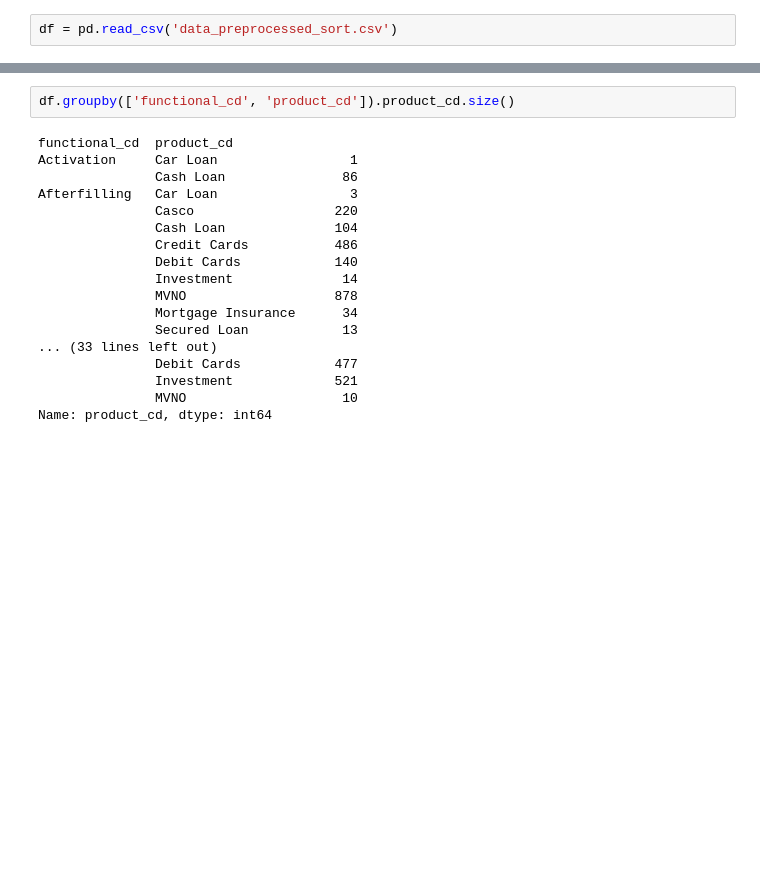
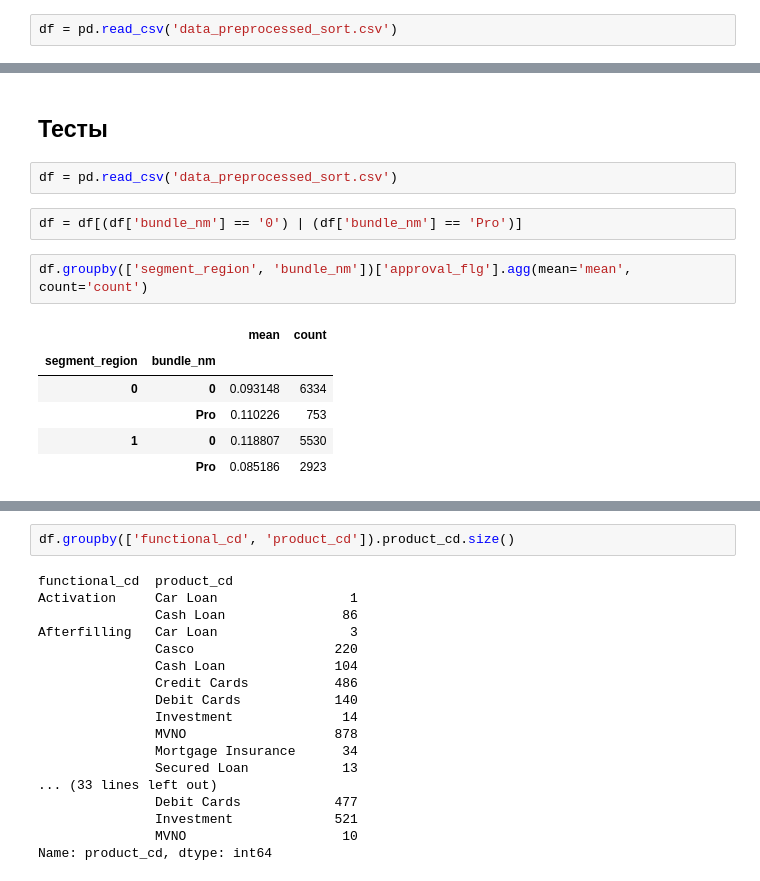
Before and after one commit to bygaga993/bread_dano_2024, a Jupyter notebook: hypotisis.ipynb, the cells around one changed output, grey strips where cells are left out. Cells and saved outputs as stored; diff of their text form; blank space fills up the shorter version.

```diff
--- a/hypotisis.ipynb
+++ b/hypotisis.ipynb
@@ -29,0 +220,15 @@ df['upsell_flg'] = df['functional_cd'].apply(upsell_flg)
+# %% [markdown]
+<h2>Тесты</h2>
+# %%
+df = pd.read_csv('data_preprocessed_sort.csv')
+# %%
+df = df[(df['bundle_nm'] == '0') | (df['bundle_nm'] == 'Pro')]
+# %%
+df.groupby(['segment_region', 'bundle_nm'])['approval_flg'].agg(mean='mean', count='count')
+# %% [output]
+|  |  | mean | count |
+| segment_region | bundle_nm |  |  |
+| 0 | 0 | 0.093148 | 6334 |
+|  | Pro | 0.110226 | 753 |
+| 1 | 0 | 0.118807 | 5530 |
+|  | Pro | 0.085186 | 2923 |
```
Also changed, not shown: parts of 29 cells of this notebook, 3 other files.
